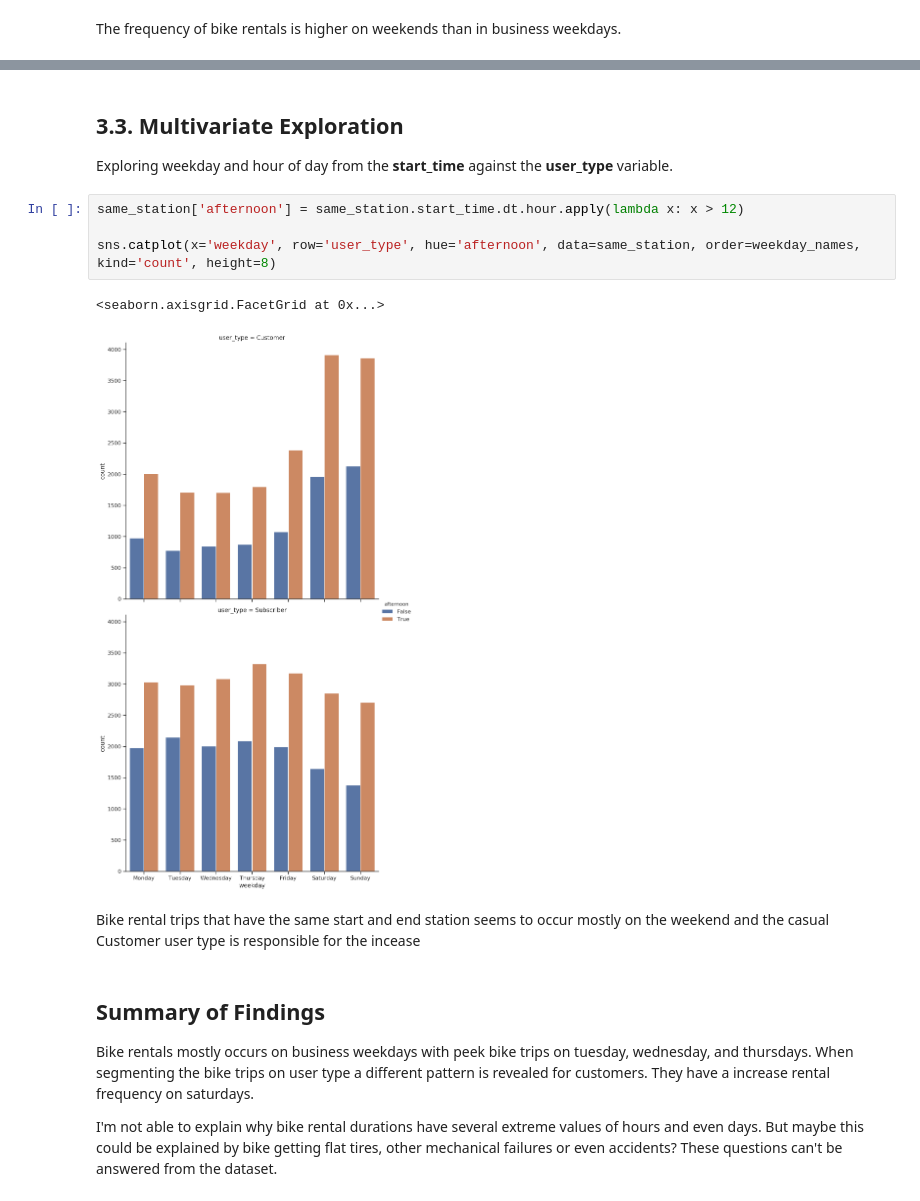
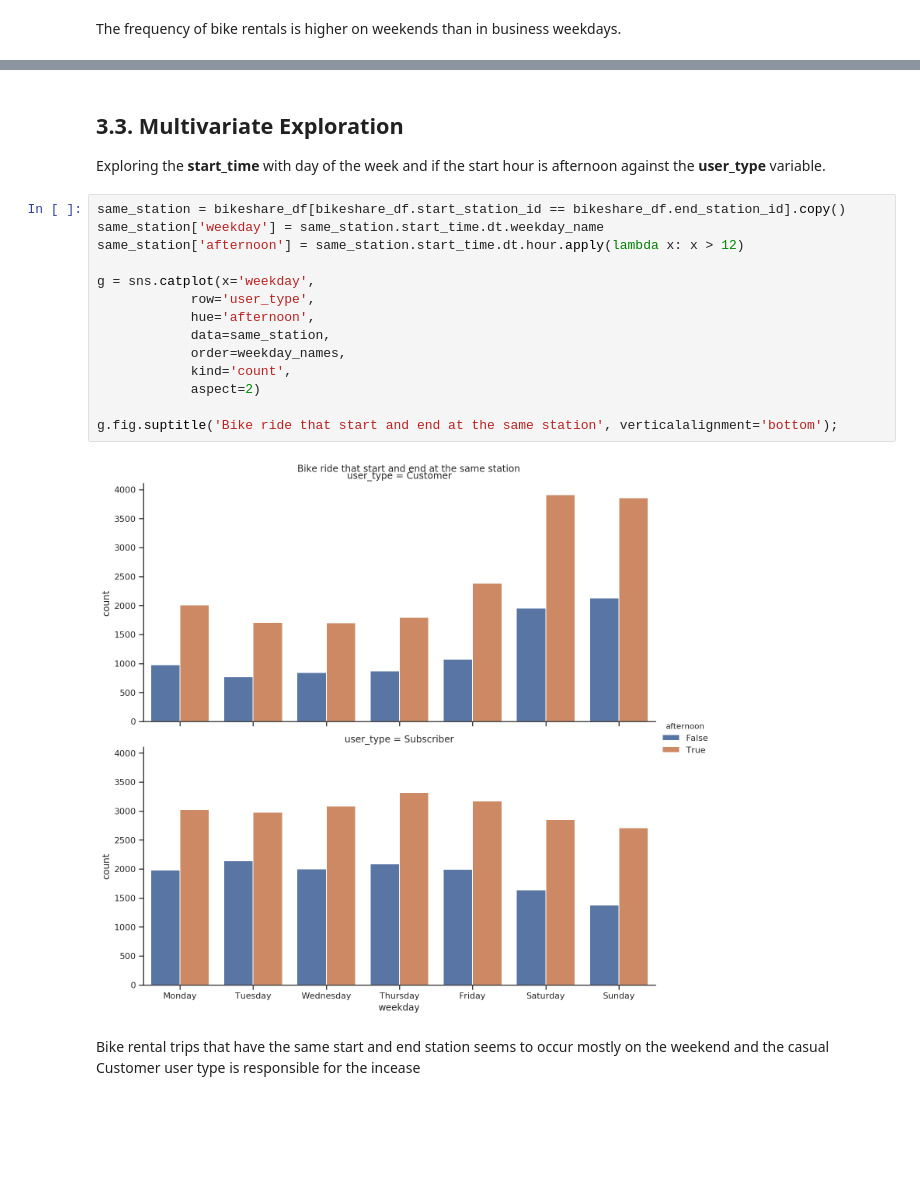
Before and after one commit to marcusholmgren/bikeshare-analysis, a Jupyter notebook: fordgobike-analysis.ipynb, the cells around one changed output, grey strips where cells are left out. Saved outputs shown, nothing was run; the diff lists cells and outputs as text; blank space fills up the shorter version.

```diff
--- a/fordgobike-analysis.ipynb
+++ b/fordgobike-analysis.ipynb
@@ -648,20 +634,22 @@ ax2.set(xlabel='', ylabel='Frequency', title='Subscriber bike rentals with same
 # %% [markdown]
 ## 3.3. Multivariate Exploration
 
-Exploring weekday and hour of day from the  __start_time__ against the __user_type__ variable.
+Exploring the  __start_time__ with day of the week and if the start hour is afternoon against the __user_type__ variable.
 # %%
+same_station = bikeshare_df[bikeshare_df.start_station_id == bikeshare_df.end_station_id].copy()
+same_station['weekday'] = same_station.start_time.dt.weekday_name
 same_station['afternoon'] = same_station.start_time.dt.hour.apply(lambda x: x > 12)
 
-sns.catplot(x='weekday', row='user_type', hue='afternoon', data=same_station, order=weekday_names, kind='count', height=8)
+g = sns.catplot(x='weekday',
+            row='user_type',
+            hue='afternoon',
+            data=same_station,
+            order=weekday_names,
+            kind='count',
+            aspect=2)
+
+g.fig.suptitle('Bike ride that start and end at the same station', verticalalignment='bottom');
 # %% [output]
-<seaborn.axisgrid.FacetGrid at 0x...>
-[figure, old version]
+[figure, new version]
 # %% [markdown]
 Bike rental trips that have the same start and end station seems to occur mostly on the weekend and the casual Customer user type is responsible for the incease
-# %% [markdown]
-## Summary of Findings
-
-Bike rentals mostly occurs on business weekdays with peek bike trips on tuesday, wednesday, and thursdays.
-When segmenting the bike trips on user type a different pattern is revealed for customers. They have a increase rental frequency on saturdays.
-
-I'm not able to explain why bike rental durations have several extreme values of hours and even days. But maybe this could be explained by bike getting flat tires,  other mechanical failures or even accidents? These questions can't be answered from the dataset.
```
Also changed, not shown: parts of 40 cells of this notebook, 8 other files.
